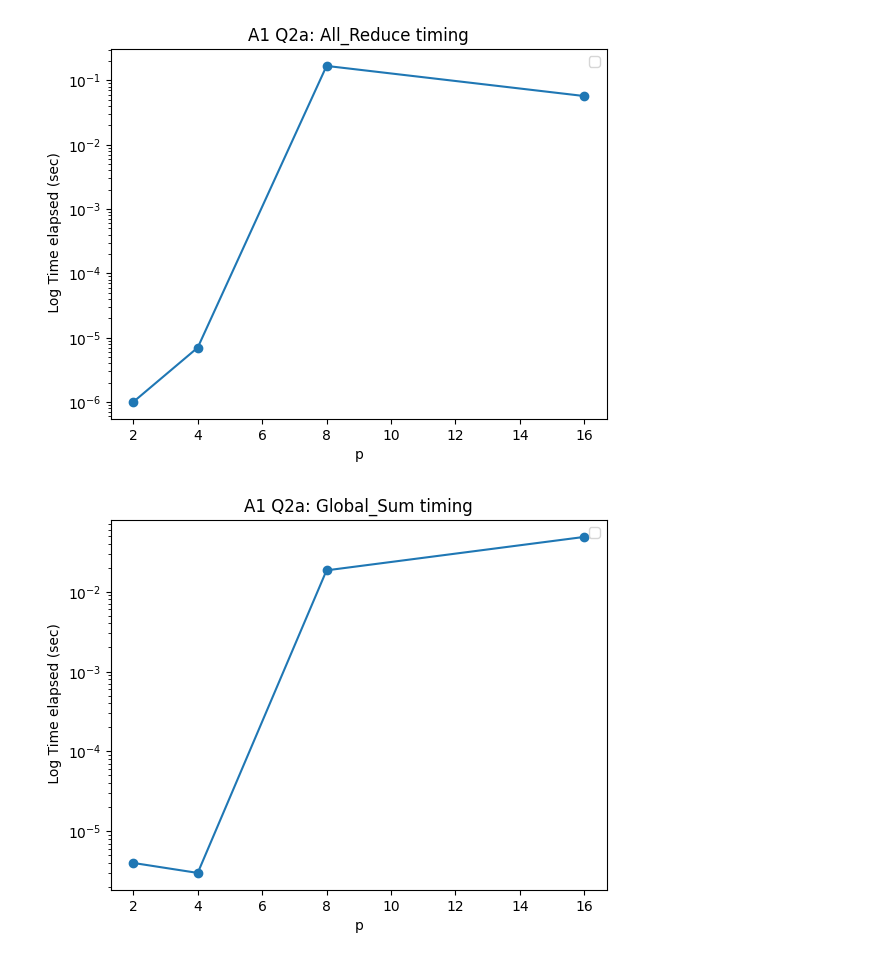
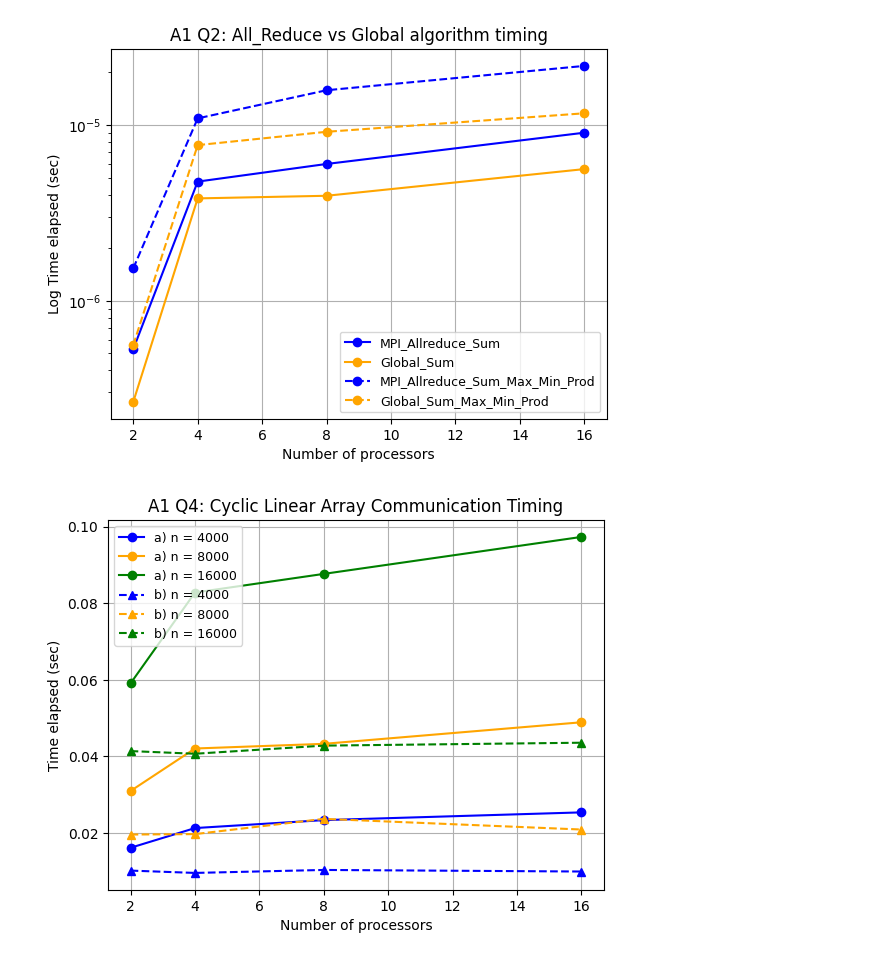
Before and after one commit to SMalla03/CSC456-files, a Jupyter notebook: plotting.ipynb, the cells around one changed output. Drawn from its saved outputs; the diff is of its cells as text; code cells hidden in the pictures.

```diff
--- a/plotting.ipynb
+++ b/plotting.ipynb
@@ -16,10 +4,43 @@ def plot(x,y,title,xlabel,ylabel,y_titles = None,log_xaxis=False,log_yaxis=False
 # %%
-# A1 q2a plot
+# A1 q2 plot
 x = np.array([2, 4, 8, 16])
-y_allreduce = np.array([0.000001, 0.000007,0.16838,0.057251])
-y_globalsum = np.array([0.000004, 0.000003,0.018494, 0.048490])
-plot(x, y_allreduce, 'A1 Q2a: All_Reduce timing', 'p', ' Log Time elapsed (sec)', log_yaxis=True)
-plot(x, y_globalsum, 'A1 Q2a: Global_Sum timing', 'p', ' Log Time elapsed (sec)', log_yaxis=True)
+y_allreduce = np.array([0.000000529, 0.000004751,0.000005986,0.000009014])
+y_globalsum = np.array([0.000000265,0.000003813,0.000003946,0.000005596])
+y_MPIreducemaxminprod = np.array([0.000001524,0.000010876,0.000015724,0.000021627])
+y_globalreducemaxminprod = np.array([0.000000558,0.000007662,0.000009124,0.000011626])
+plt.plot(x,y_allreduce,marker = 'o', label='MPI_Allreduce_Sum',c = 'blue')
+plt.plot(x,y_globalsum,marker = 'o', label='Global_Sum',c = 'orange')
+plt.plot(x,y_MPIreducemaxminprod,linestyle = '--',marker = 'o', label='MPI_Allreduce_Sum_Max_Min_Prod',c = 'blue')
+plt.plot(x,y_globalreducemaxminprod,linestyle = '--',marker = 'o', label='Global_Sum_Max_Min_Prod',c = 'orange')
+plt.title('A1 Q2: All_Reduce vs Global algorithm timing')
+plt.xlabel('Number of processors')
+plt.ylabel('Log Time elapsed (sec)')
+plt.yscale('log')
+plt.grid(True)
+plt.legend(loc='lower right',fontsize = 9)
+plt.show()
 # %% [output]
-[figure, old version]
+[figure, new version]
-[figure, removed]
+# %%
+#Q4 plot
+t_a_4000 = np.array([0.016163831,0.021305896,0.023385711,0.025405045])
+t_b_4000 = np.array([0.010202081,0.009594391,0.010369093,0.009960446])
+t_a_8000 = np.array([0.030991790,0.042083184,0.043300404,0.048930668])
+t_b_8000 = np.array([0.019617709,0.019728600,0.023708177,0.020926200])
+t_a_16000 = np.array([0.059097311,0.082804455,0.087679076,0.097330667])
+t_b_16000 = np.array([0.041409904,0.040712061,0.042834936,0.043592879])
+plt.plot(x,t_a_4000,marker = 'o', label='a) n = 4000',c = 'blue')
+plt.plot(x,t_a_8000,marker = 'o', label='a) n = 8000',c = 'orange')
+plt.plot(x,t_a_16000,marker = 'o', label='a) n = 16000',c = 'green')
+plt.plot(x,t_b_4000,linestyle = '--',marker = '^', label='b) n = 4000',c = 'blue')
+plt.plot(x,t_b_8000,linestyle = '--',marker = '^', label='b) n = 8000',c = 'orange')
+plt.plot(x,t_b_16000,linestyle = '--',marker = '^', label='b) n = 16000',c = 'green')
+plt.title('A1 Q4: Cyclic Linear Array Communication Timing')
+plt.xlabel('Number of processors')
+plt.ylabel('Time elapsed (sec)')
+#plt.yscale('log')
+plt.grid(True)
+plt.legend(loc='upper left',fontsize = 9)
+plt.show()
+# %% [output]
+[figure, added]
```
Also changed, not shown: parts of 1 cell of this notebook, 4 other files.
